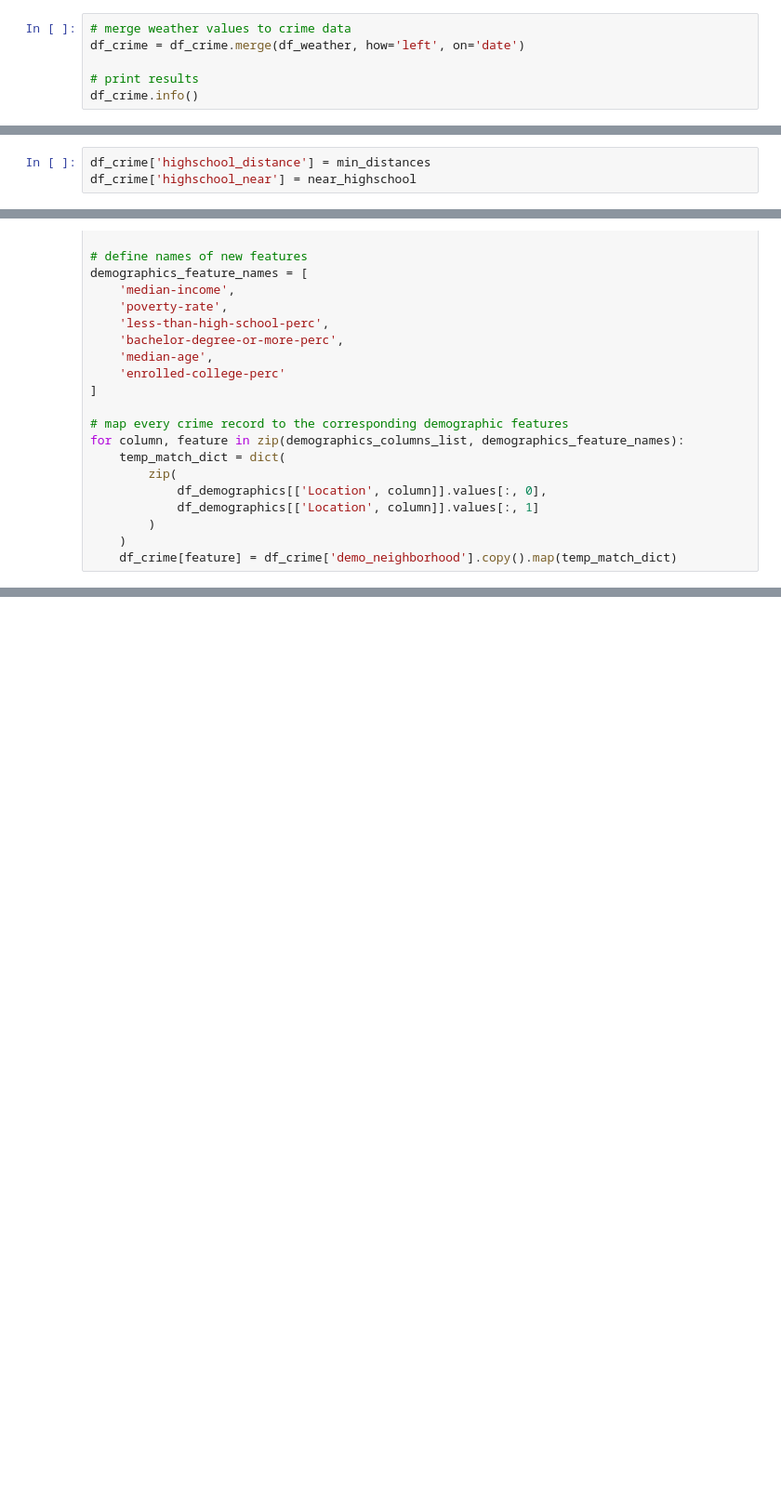
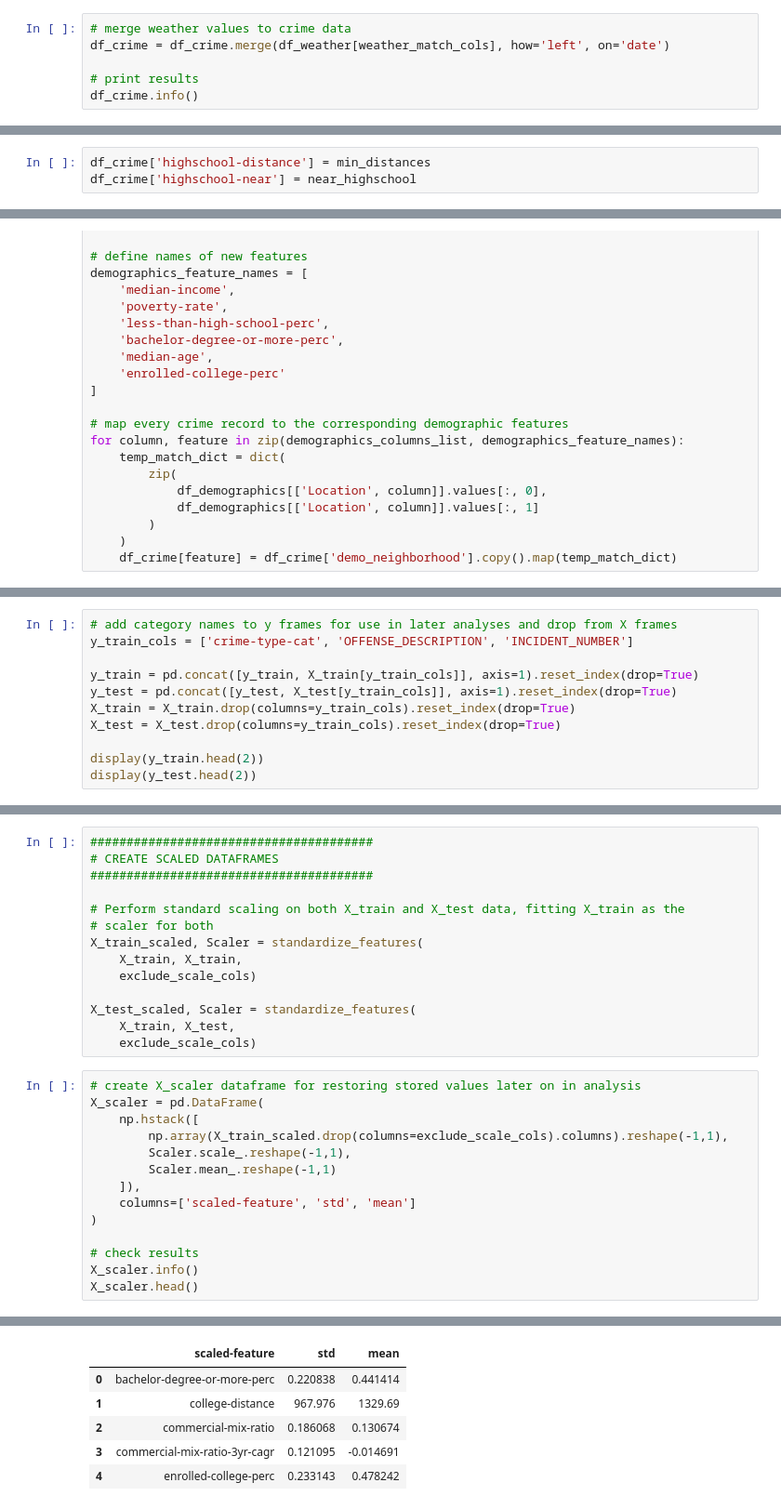
Before and after one commit to sedelmeyer/predicting-crime, a Jupyter notebook: notebooks/022_FEATURES_build_model_features.ipynb, the cells around one changed output, grey strips where cells are left out. Shown at 93% size. Drawn from its saved outputs; the diff is of its cells as text; blank space fills up the shorter version.

```diff
--- a/notebooks/022_FEATURES_build_model_features.ipynb
+++ b/notebooks/022_FEATURES_build_model_features.ipynb
@@ -399,6 +406,6 @@ Index(['date', 'weathercodes', 'sunrise', 'sunset', 'tempavg', 'tempmax',
 # %%
 # merge weather values to crime data
-df_crime = df_crime.merge(df_weather, how='left', on='date')
+df_crime = df_crime.merge(df_weather[weather_match_cols], how='left', on='date')
 
 # print results
 df_crime.info()
@@ -817,8 +824,8 @@ plt.show()
 # %% [output]
 [figure]
 # %%
-df_crime['highschool_distance'] = min_distances
-df_crime['highschool_near'] = near_highschool
+df_crime['highschool-distance'] = min_distances
+df_crime['highschool-near'] = near_highschool
 # %%
 df_crime.info()
 df_crime.head()
@@ -1015,0 +1108,11 @@ memory usage: 70.5+ MB
+# %%
+# add category names to y frames for use in later analyses and drop from X frames
+y_train_cols = ['crime-type-cat', 'OFFENSE_DESCRIPTION', 'INCIDENT_NUMBER']
+
+y_train = pd.concat([y_train, X_train[y_train_cols]], axis=1).reset_index(drop=True)
+y_test = pd.concat([y_test, X_test[y_train_cols]], axis=1).reset_index(drop=True)
+X_train = X_train.drop(columns=y_train_cols).reset_index(drop=True)
+X_test = X_test.drop(columns=y_train_cols).reset_index(drop=True)
+
+display(y_train.head(2))
+display(y_test.head(2))
@@ -1015,0 +1187,29 @@ memory usage: 70.5+ MB
+# %%
+#######################################
+# CREATE SCALED DATAFRAMES
+#######################################
+
+# Perform standard scaling on both X_train and X_test data, fitting X_train as the
+# scaler for both
+X_train_scaled, Scaler = standardize_features(
+    X_train, X_train,
+    exclude_scale_cols)
+
+X_test_scaled, Scaler = standardize_features(
+    X_train, X_test,
+    exclude_scale_cols)
+# %%
+# create X_scaler dataframe for restoring stored values later on in analysis
+X_scaler = pd.DataFrame(
+    np.hstack([
+        np.array(X_train_scaled.drop(columns=exclude_scale_cols).columns).reshape(-1,1),
+        Scaler.scale_.reshape(-1,1),
+        Scaler.mean_.reshape(-1,1)
+    ]),
+    columns=['scaled-feature', 'std', 'mean']
+)
+
+# check results
+X_scaler.info()
+X_scaler.head()
+# %% [output]
@@ -1015,0 +1224,6 @@ memory usage: 70.5+ MB
+|  | scaled-feature | std | mean |
+| 0 | bachelor-degree-or-more-perc | 0.220838 | 0.441414 |
+| 1 | college-distance | 967.976 | 1329.69 |
+| 2 | commercial-mix-ratio | 0.186068 | 0.130674 |
+| 3 | commercial-mix-ratio-3yr-cagr | 0.121095 | -0.014691 |
+| 4 | enrolled-college-perc | 0.233143 | 0.478242 |
```
Also changed, not shown: parts of 32 cells of this notebook.
